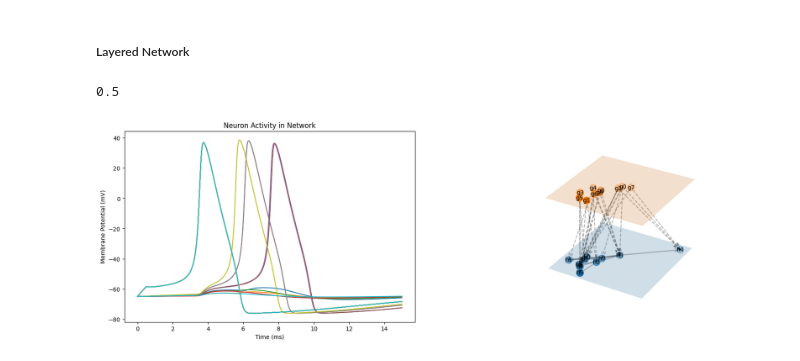
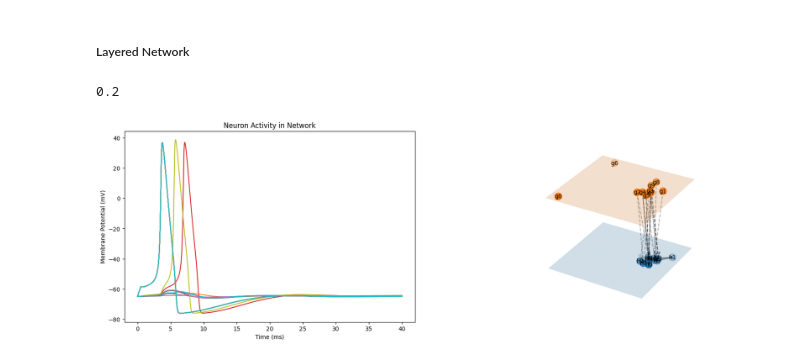
Before and after one commit to ZhuonengBao/Computational-Science-Project, a Jupyter notebook: notebooks/understanding_layered_network.ipynb, the cells around one changed output. Saved outputs shown, nothing was run; the diff lists cells and outputs as text; code cells hidden in the pictures.

Commit message:
generated erdos renyi in class

```diff
--- a/notebooks/understanding_layered_network.ipynb
+++ b/notebooks/understanding_layered_network.ipynb
@@ -119,7 +119,7 @@ print(digraph.nodes()['0'])
 # %%
 class LayeredNetworkGraph(object):
 
-    def __init__(self, graphs, inter_prob=0.0, layout=nx.spring_layout, ax=None, verbose=False):
+    def __init__(self, layers, inter_prob=0.0, layout=nx.spring_layout, ax=None, verbose=False):
         """Given an ordered list of graphs [g1, g2, ..., gn] that represent
         different layers in a multi-layer network, plot the network in
         3D with the different layers separated along the z-axis.
@@ -142,14 +142,16 @@ class LayeredNetworkGraph(object):
         """
 
         # book-keeping
-        self.graphs = graphs
-        self.total_layers = len(graphs)
+        self.layers = layers
+        # self.graphs = graphs
+        self.total_layers = len(layers)
 
         self.inter_prob = inter_prob
         self.layout = layout
 
 
         # create internal representation of nodes and edges
+        self.get_graphs()
         self.get_nodes()
         self.get_edges_within_layers()
         self.get_edges_between_layers()
@@ -179,6 +181,10 @@ class LayeredNetworkGraph(object):
             axes[0].set_title("Neuron Activity in Network")
 
             # Plotting the 2D data for each neuron on axes[0]
+            T = 40.0
+            dt = 0.01
+            time = np.arange(0, T, dt)
+
             for node, voltages in self.V_record.items():
                 min_len = min(len(time), len(voltages))  # Ensure time and voltages have the same length
                 axes[0].plot(time[:min_len], voltages[:min_len], label=f'Neuron {node}')
@@ -187,6 +193,40 @@ class LayeredNetworkGraph(object):
 
             # Show the plot
             plt.show()
+
+    def generate_erdos_renyi_digraph(self, n, p, s=''):
+        # Create an empty directed graph
+        G = nx.DiGraph()
+
+        # Add nodes with custom names
+        names = [s + str(i) for i in range(n)]
+        for name in names:
+            # Assuming HodgkinHuxleyNeuron() is defined elsewhere
+            G.add_node(name)
+
+        # Add edges based on Erdos-Renyi probability
+        for i, u in enumerate(names):
+            for j, v in enumerate(names):
+                if i != j and random.random() < p:
+                    G.add_edge(u, v)
+
+        # Remove bidirectional edges
+        for u, v in list(G.edges()):
+            if G.has_edge(v, u):
+                G.remove_edge(v, u)
+
+        # Create neuron objects
+        for node in G.nodes():
+            G.nodes[node]['neuron'] = HodgkinHuxleyNeuron()
+
+        return G
+
+    def get_graphs(self):
+        self.graphs = []
+
+        for n, p, s in self.layers:
+            self.graphs.append(self.generate_erdos_renyi_digraph(n, p, s))
+
 
 
     def get_nodes(self):
@@ -345,34 +385,34 @@ class LayeredNetworkGraph(object):
                         for pred in list(g.predecessors(node)):
                             parent = Network[pred]['neuron']
                             I_temp += weight * np.exp(-(neuron.V - parent.V) / tau)
 
                         neuron.step(dt, I_temp)
                         V_record[node].append(neuron.V)
 
                         # Find peak
                         if i > 3 and V_record[node][-3] < V_record[node][-2] and V_record[node][-2] > V_record[node][-1]:
                             if V_record[node][-2] > 20.0:
                                 endpoint_reached += 1
                     else:
                         for pred in list(g.predecessors(node)):
                             parent = Network[pred]['neuron']
                             I_temp += weight * np.exp(-(neuron.V - parent.V) / tau)
 
                         neuron.step(dt, I_temp)
                         V_record[node].append(neuron.V)
 
         self.V_record = V_record
 
         return endpoint_reached / total_endpoints
 
 
 
 n = 10
 g = generate_erdos_renyi_digraph(n, p=0, s='g')
 h = generate_erdos_renyi_digraph(n, p=0.5, s='h')
 i = generate_erdos_renyi_digraph(n, p=0, s='i')
-prob_inter = 0.3gi
-obj = LayeredNetworkGraph([g, h][::-1], prob_inter, layout=nx.spring_layout, verbose=True)
+prob_inter = 0.2
+obj = LayeredNetworkGraph([(n, 0, 'g'), (n, 0.5, 'h')][::-1], prob_inter, layout=nx.spring_layout, verbose=True)
 # %% [output]
-0.5
+0.2
-[figure, old version]
+[figure, new version]
```
Also changed, not shown: parts of 2 cells of this notebook, 1 other file.
